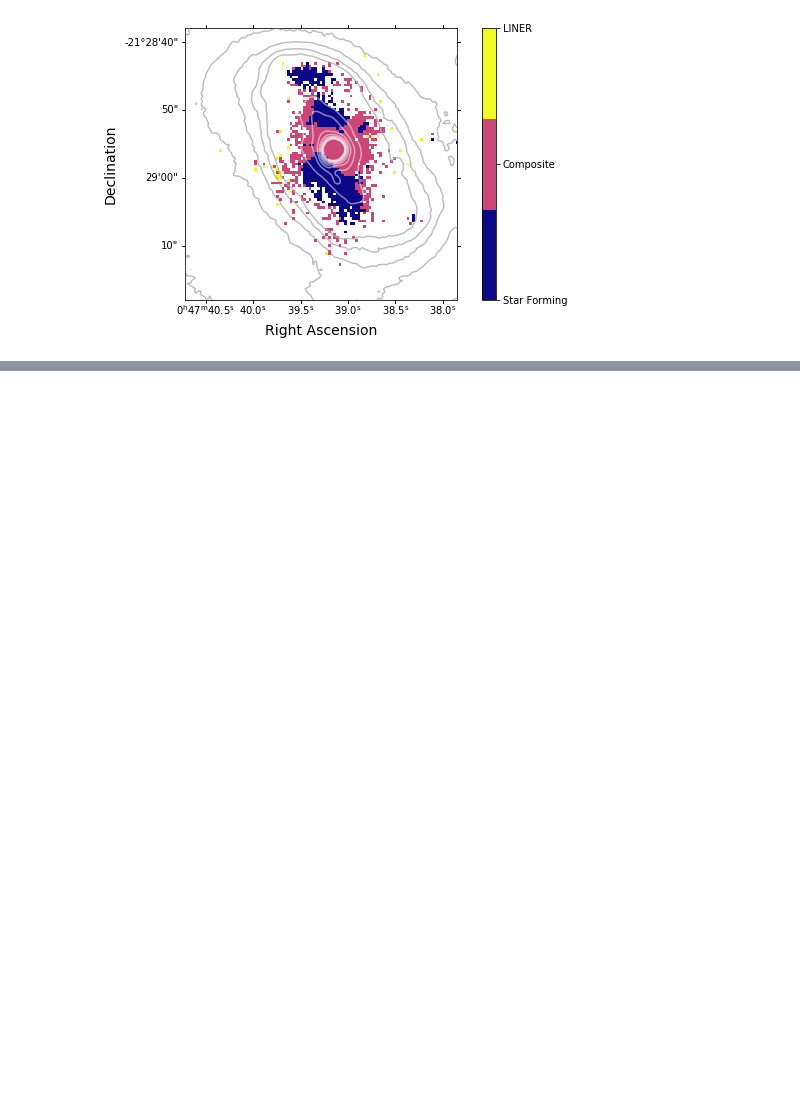
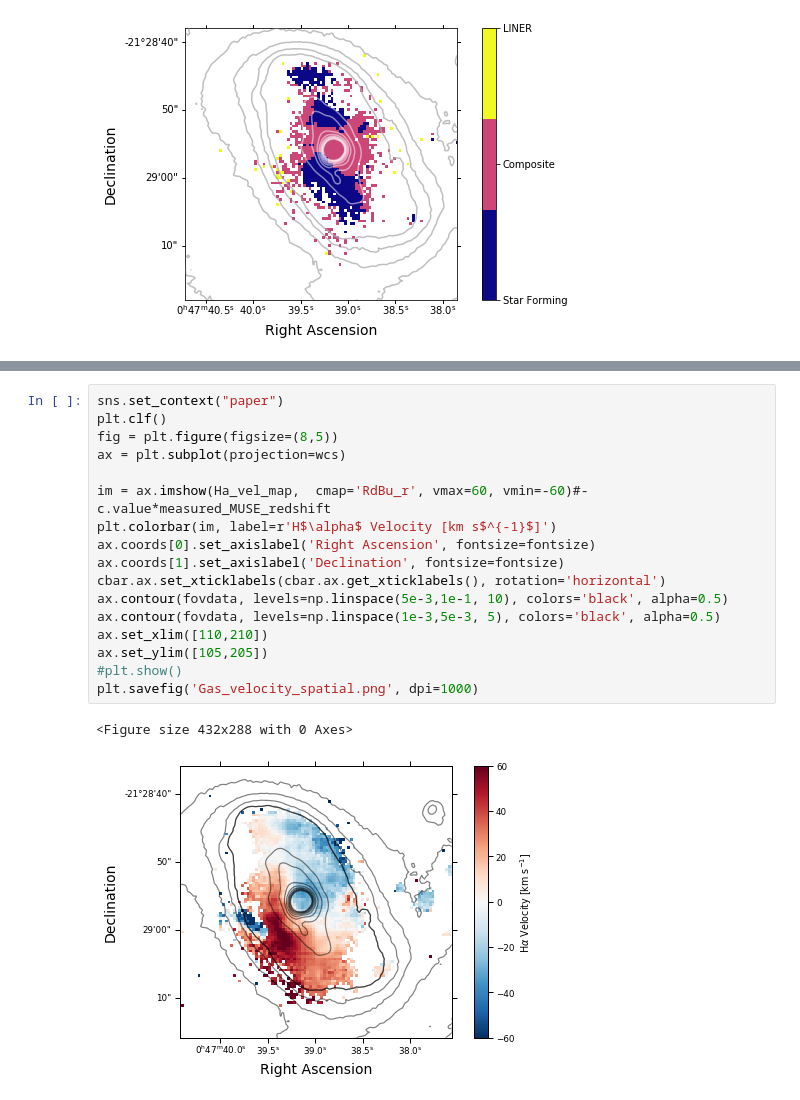
Before and after one commit to beckynevin/CARS_data, a Jupyter notebook: HE0045_bar_contours.ipynb, the cells around one changed output, grey strips where cells are left out. Drawn from its saved outputs; the diff is of its cells as text; blank space fills up the shorter version.

Commit message:
Code for making SMA plots

```diff
--- a/HE0045_bar_contours.ipynb
+++ b/HE0045_bar_contours.ipynb
@@ -359,0 +510,20 @@ plt.savefig('BPT_2d.png', dpi=100)
+# %%
+sns.set_context("paper")
+plt.clf()
+fig = plt.figure(figsize=(8,5))
+ax = plt.subplot(projection=wcs)
+
+im = ax.imshow(Ha_vel_map,  cmap='RdBu_r', vmax=60, vmin=-60)#- c.value*measured_MUSE_redshift
+plt.colorbar(im, label=r'H$\alpha$ Velocity [km s$^{-1}$]')
+ax.coords[0].set_axislabel('Right Ascension', fontsize=fontsize)
+ax.coords[1].set_axislabel('Declination', fontsize=fontsize)
+cbar.ax.set_xticklabels(cbar.ax.get_xticklabels(), rotation='horizontal')
+ax.contour(fovdata, levels=np.linspace(5e-3,1e-1, 10), colors='black', alpha=0.5)
+ax.contour(fovdata, levels=np.linspace(1e-3,5e-3, 5), colors='black', alpha=0.5)
+ax.set_xlim([110,210])
+ax.set_ylim([105,205])
+#plt.show()
+plt.savefig('Gas_velocity_spatial.png', dpi=1000)
+# %% [output]
+<Figure size 432x288 with 0 Axes>
+[figure, added]
```
Also changed, not shown: parts of 5 cells of this notebook.
